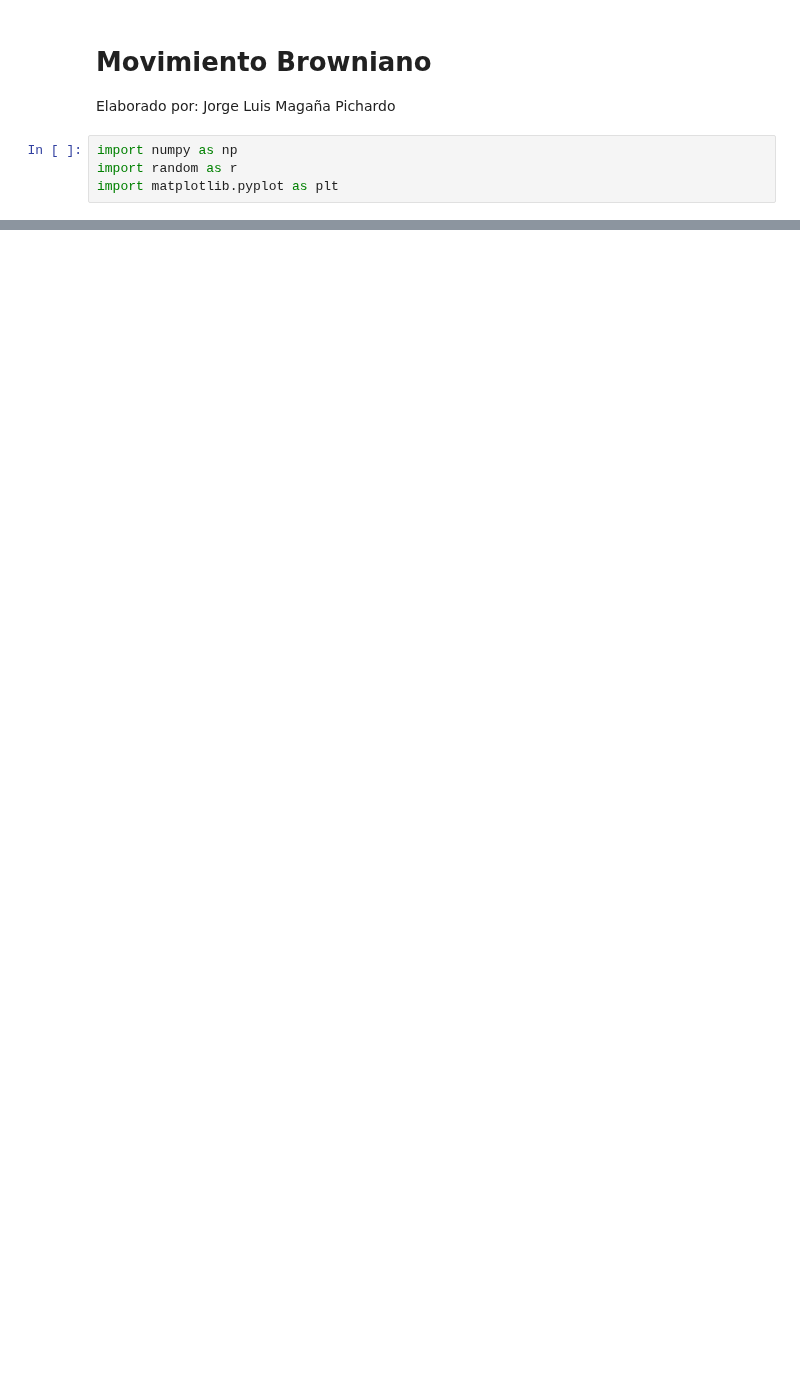
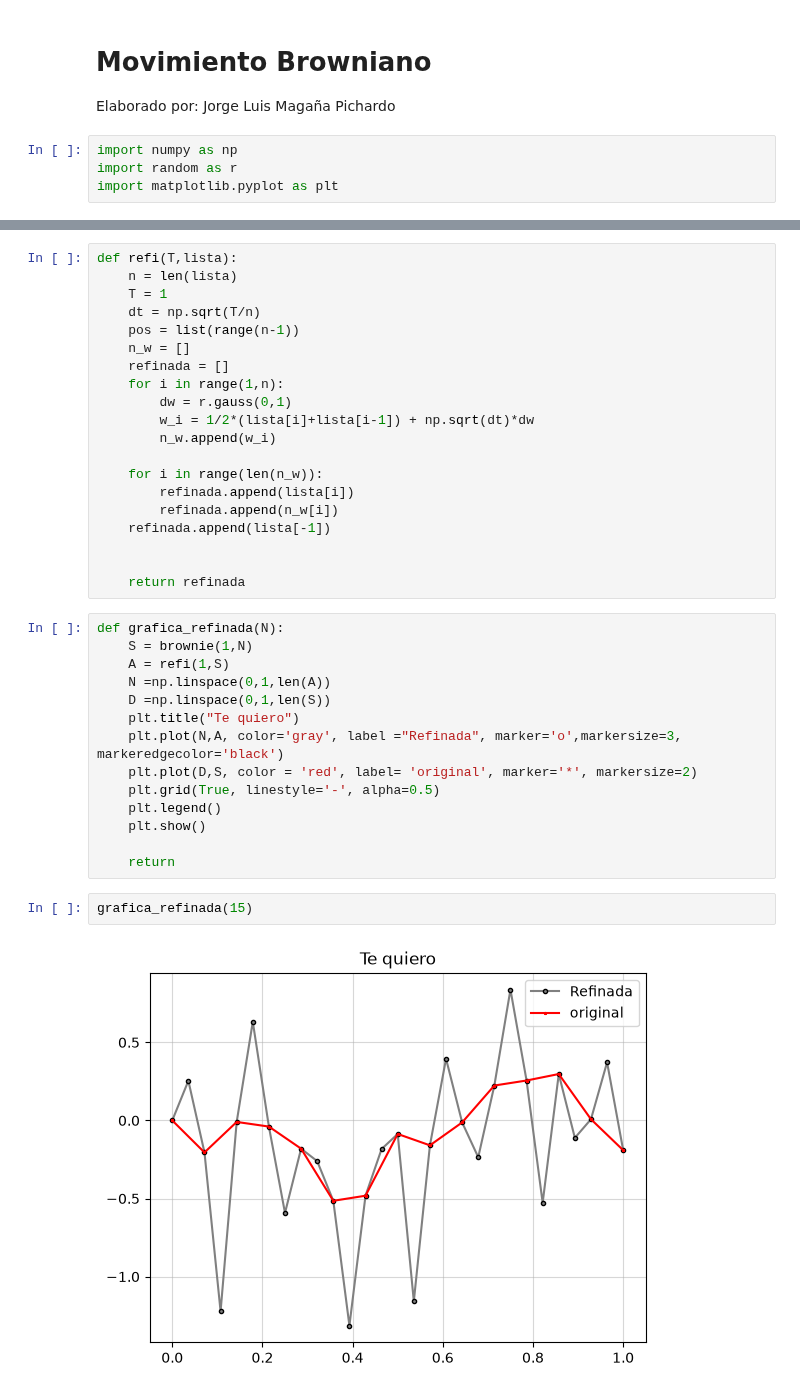
Before and after one commit to jorge-pichardo07/Simulacion-II, a Jupyter notebook: Movimiento Browniano.ipynb, the cells around one changed output, grey strips where cells are left out. Drawn from its saved outputs; the diff is of its cells as text; blank space fills up the shorter version.

```diff
--- a/Movimiento Browniano.ipynb
+++ b/Movimiento Browniano.ipynb
@@ -26,0 +45,38 @@ plt.plot(M)
+# %%
+def refi(T,lista):
+    n = len(lista)
+    T = 1
+    dt = np.sqrt(T/n)
+    pos = list(range(n-1))
+    n_w = []
+    refinada = []
+    for i in range(1,n):
+        dw = r.gauss(0,1)
+        w_i = 1/2*(lista[i]+lista[i-1]) + np.sqrt(dt)*dw
+        n_w.append(w_i)
+
+    for i in range(len(n_w)):
+        refinada.append(lista[i])
+        refinada.append(n_w[i])
+    refinada.append(lista[-1])
+
+
+    return refinada
+# %%
+def grafica_refinada(N):
+    S = brownie(1,N)
+    A = refi(1,S)
+    N =np.linspace(0,1,len(A))
+    D =np.linspace(0,1,len(S))
+    plt.title("Te quiero")
+    plt.plot(N,A, color='gray', label ="Refinada", marker='o',markersize=3, markeredgecolor='black')
+    plt.plot(D,S, color = 'red', label= 'original', marker='*', markersize=2)
+    plt.grid(True, linestyle='-', alpha=0.5)
+    plt.legend()
+    plt.show()
+
+    return
+# %%
+grafica_refinada(15)
+# %% [output]
+[figure, added]
```
Also changed, not shown: parts of 16 cells of this notebook.
